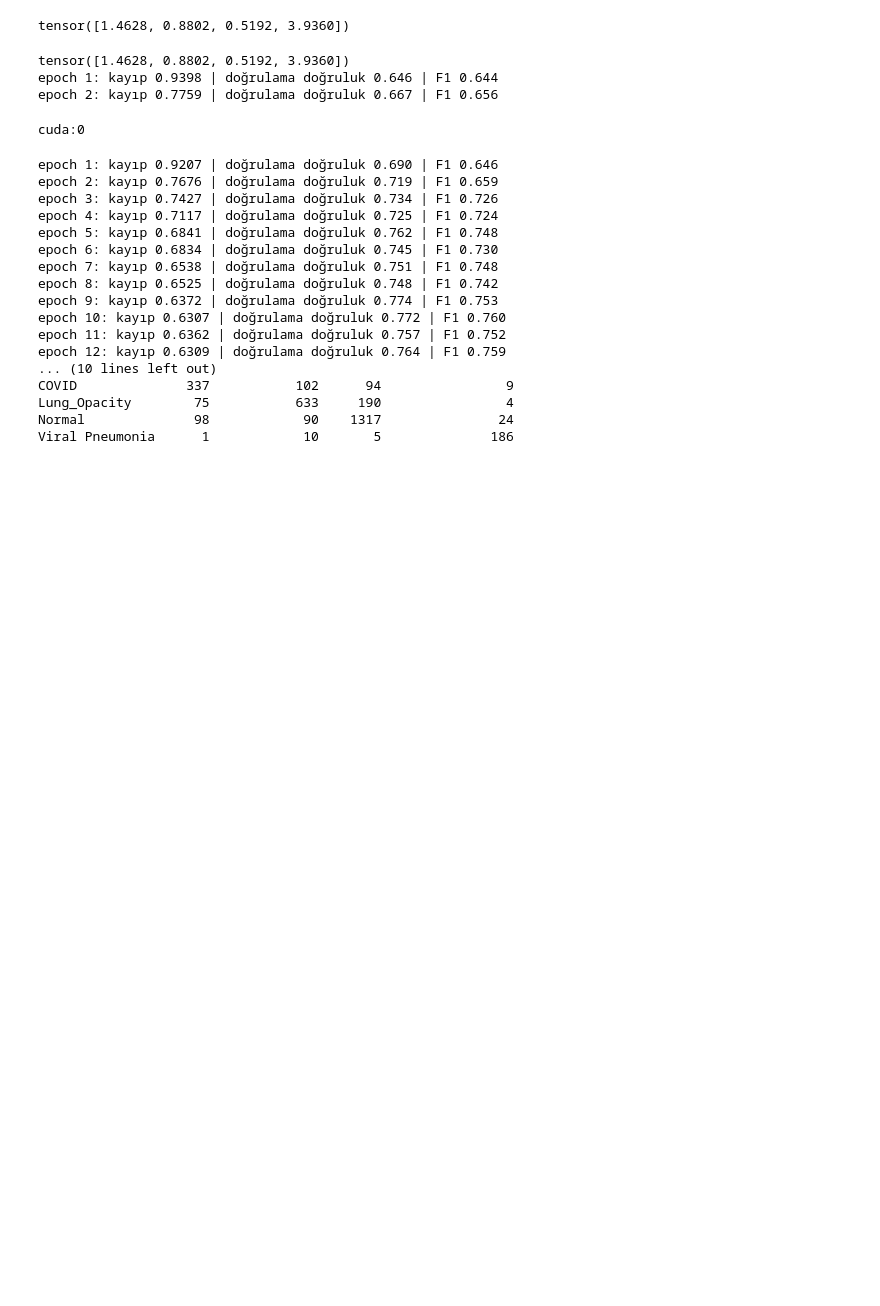
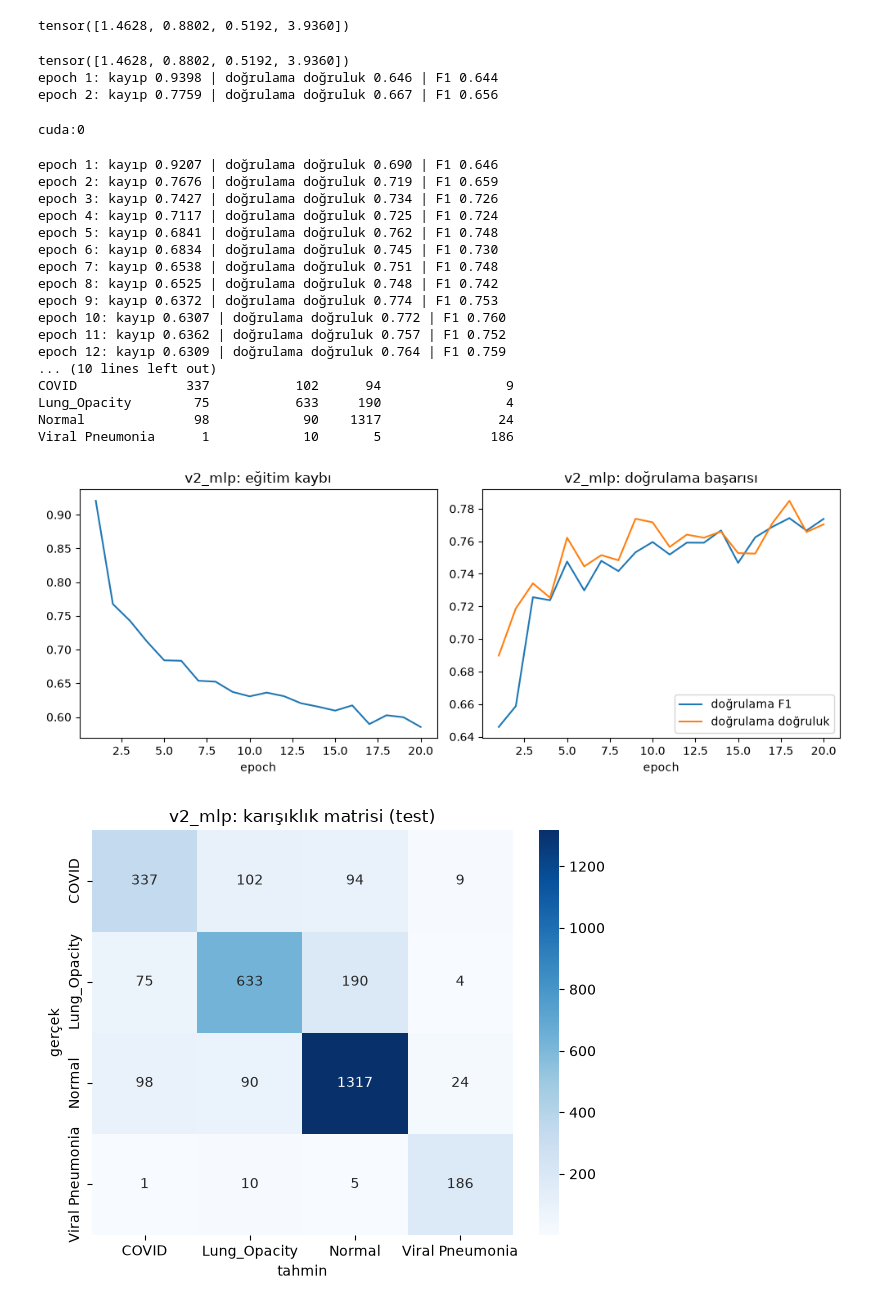
Before and after one commit to muhammeterendorak81/chest-xray-classification, a Jupyter notebook: notebooks/03_modelleme.ipynb, the cells around one changed output. Saved outputs shown, nothing was run; the diff lists cells and outputs as text; code cells hidden in the pictures; blank space fills up the shorter version.

```diff
--- a/notebooks/03_modelleme.ipynb
+++ b/notebooks/03_modelleme.ipynb
@@ -84,3 +84,9 @@ COVID              337           102      94                9
 Lung_Opacity        75           633     190                4
 Normal              98            90    1317               24
 Viral Pneumonia      1            10       5              186
+# %%
+from degerlendirme import grafik_ciz
+grafik_ciz("v2_mlp")
+# %% [output]
+[figure, added]
+[figure, added]
```
Also changed, not shown: parts of 1 cell of this notebook, 8 other files.
